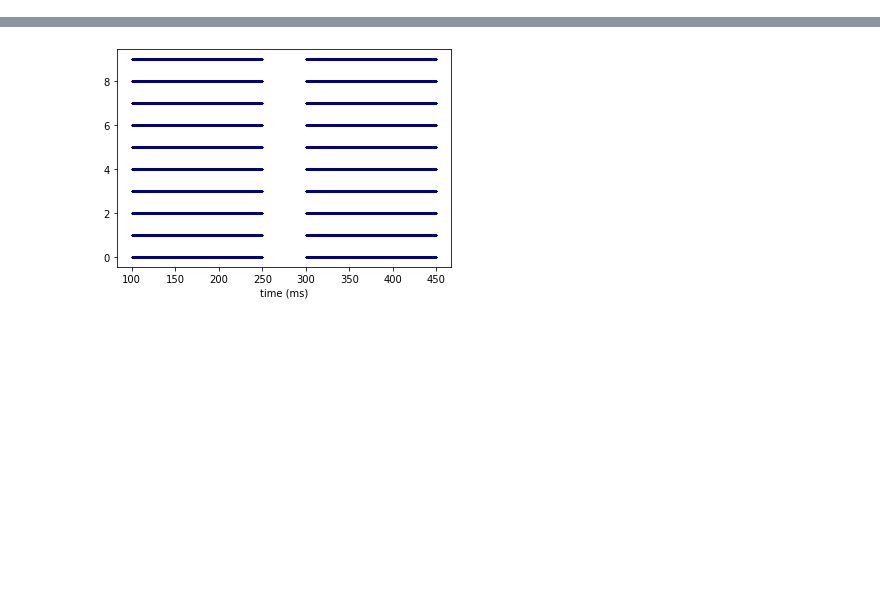
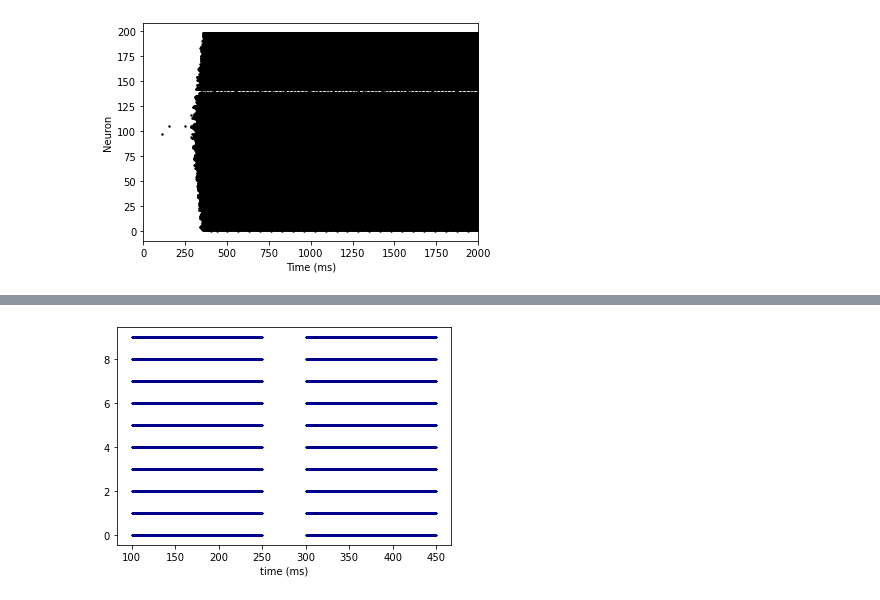
Before and after one commit to corticodes/Neural-Simulation, a Jupyter notebook: Run.ipynb, the cells around one changed output, grey strips where cells are left out. Saved outputs shown, nothing was run; the diff lists cells and outputs as text; code cells hidden in the pictures; blank space fills up the shorter version.

```diff
--- a/Run.ipynb
+++ b/Run.ipynb
@@ -36,0 +86,31 @@ input_spikes_c2=net.generate_spiketrain(length*dt,dt,20/1000,input_num,True,t_st
+# %%
+# new network - shuffle cluster map
+
+#new part
+neuron_num = 200
+cluster_map = np.zeros(neuron_num, dtype=int)
+cluster_map[neuron_num//2:] = 1
+np.random.shuffle(cluster_map)
+cluster_map
+
+length = 40000
+
+
+dim = (1,10,10)
+input_num = 10
+Clusters = 2
+dt = 0.05
+
+V_syn={(1, 1): 60, (1, 0): -70, (0, 1): 60, (0, 0): -70} # Synapses stregnth (EE,EI,IE,II)
+#connect_const = {(1, 1): 0.4, (1, 0): 0.4, (0, 1): 0.3,(0, 0): 0.1} # Probability of connection between two neurons within class (EE,EI,IE,II)
+#connect_const = {(1, 1): 0.6, (1, 0): 0.4, (0, 1): 0.3,(0, 0): 0.1} #(EE,EI,IE,II)
+connect_const = {(1, 1): 0.9, (1, 0): 0.2, (0, 1): 0.4,(0, 0): 0.1} #(EE,EI,IE,II)
+cluster_pr = 0.1 # Connection probability between neurons in cluster 1 and 2 (used to be 0.1)
+
+net = Network(dim=dim,model='SFA',clusters=2,lamb=2.2,inh_frac=0.2,dt=dt,R=0.2,tau=40,Vreset=5,Vr=-70,Vth=-40,alpha=0.05,tauN=80,gk=20,Vk=-88,J=4,tauRise=.8,tauDec=5.8,V_syn=V_syn,tau_psc=(6,3),connect_const=connect_const, input_num=input_num,cluster_pr=cluster_pr,cluster_map=cluster_map)
+
+net.run_model(input_spikes,input_type=1)
+
+fig=net.plot_spikes();
+# %% [output]
+[figure, added]
```
Also changed, not shown: parts of 7 cells of this notebook, 1 other file.
